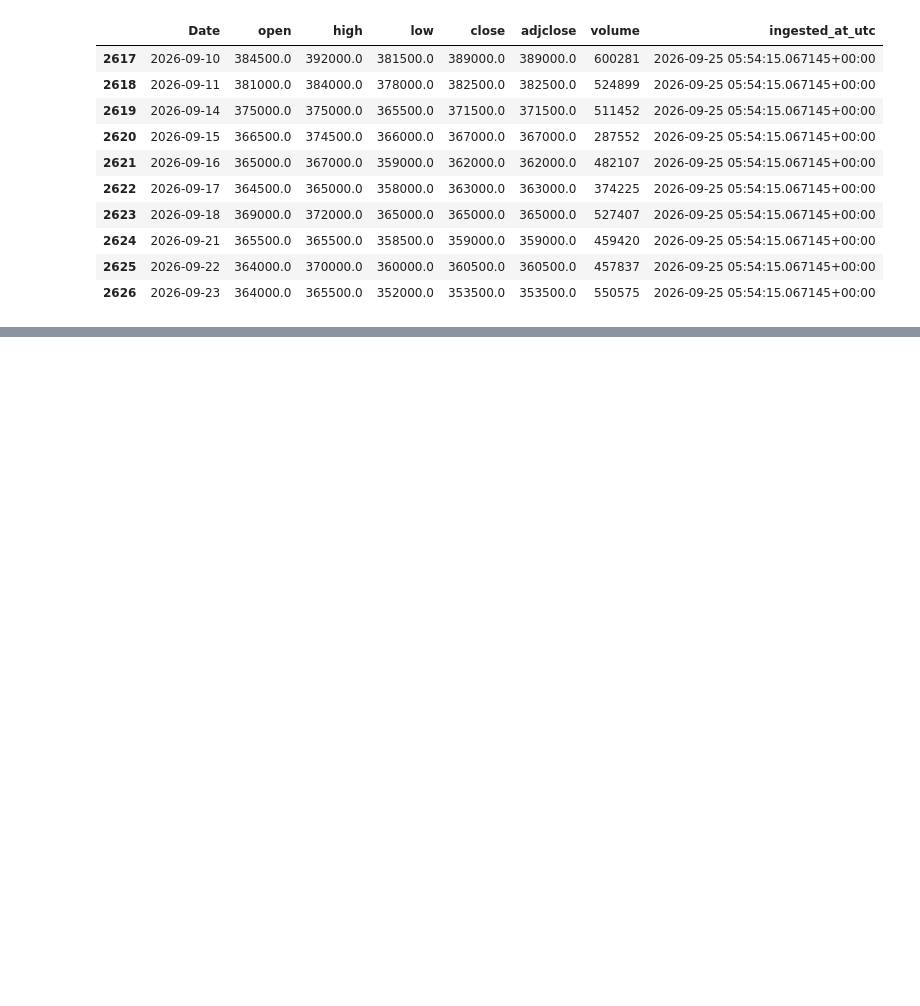
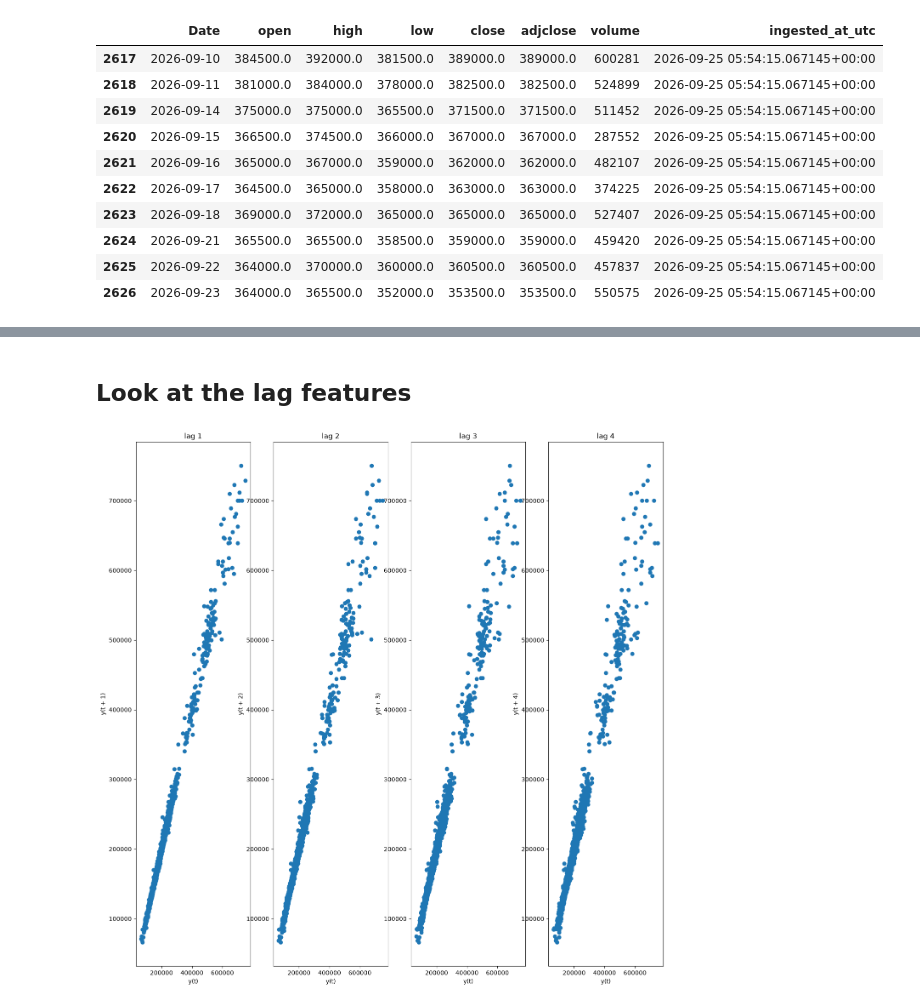
Before and after one commit to codeforlife888/M3-Stock-Price-Models, a Jupyter notebook: notebooks/10_loaddata.ipynb, the cells around one changed output, grey strips where cells are left out. Cells and saved outputs as stored; diff of their text form; code cells hidden in the pictures; blank space fills up the shorter version.

```diff
--- a/notebooks/10_loaddata.ipynb
+++ b/notebooks/10_loaddata.ipynb
@@ -32,0 +44,11 @@ df.tail(10)
+# %% [markdown]
+## Look at the lag features
+# %%
+fig, axs = plt.subplots(ncols=4, figsize=(16,16))
+for ax, i in zip(axs.flat, range(1,10)):
+    pd.plotting.lag_plot(df['close'], lag=i, ax=ax)
+    ax.set_title('lag '+ str(i) )
+
+plt.show()
+# %% [output]
+[figure, added]
```
Also changed, not shown: parts of 16 cells of this notebook.
